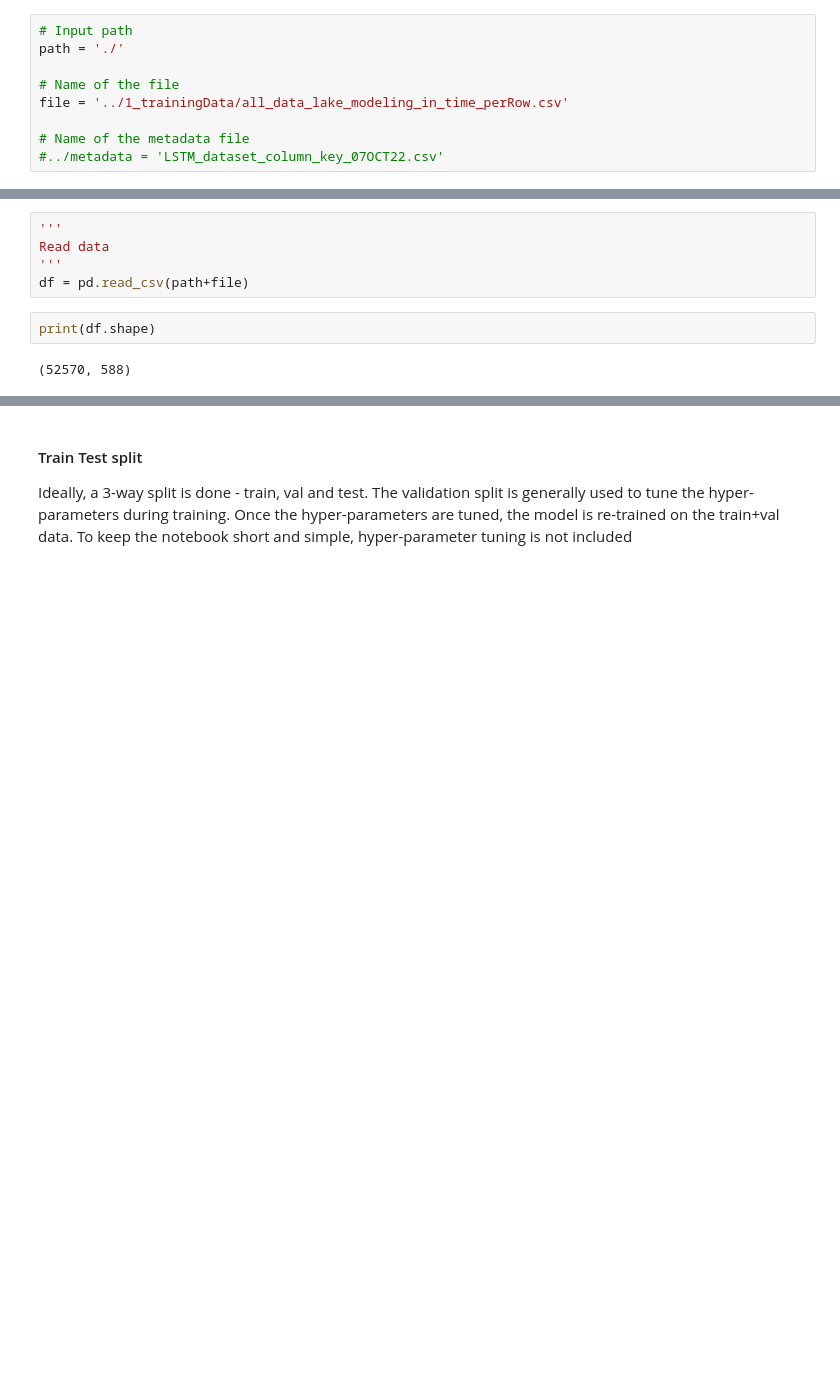
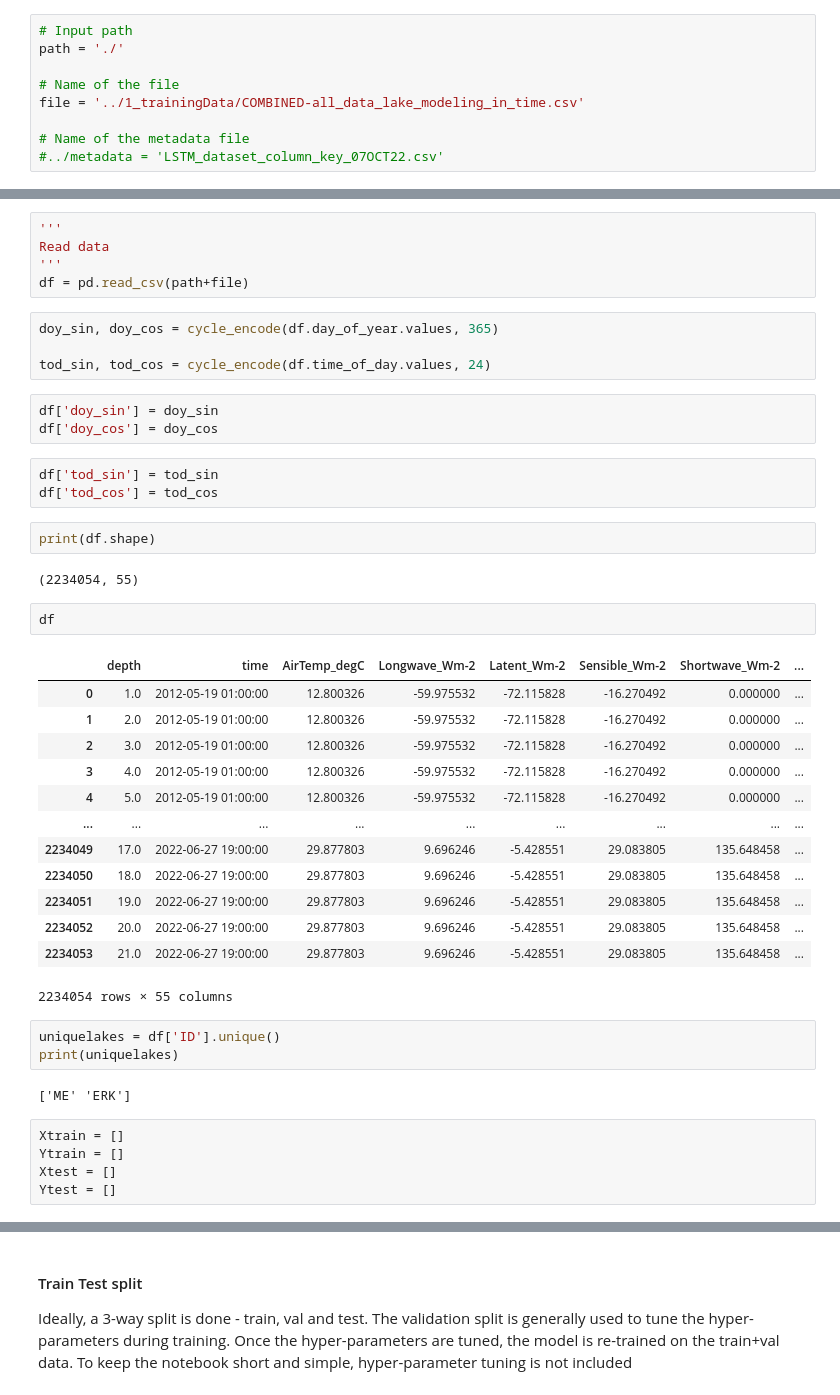
Before and after one commit to robertladwig/1D-AEMpy, a Jupyter notebook: mcl/2_preTraining/01_pretraining_heat_meanUpdateBugfix.ipynb, the cells around one changed output, grey strips where cells are left out. Saved outputs shown, nothing was run; the diff lists cells and outputs as text; blank space fills up the shorter version.

Commit message:
wide to long version, two lakes

```diff
--- a/mcl/2_preTraining/01_pretraining_heat_meanUpdateBugfix.ipynb
+++ b/mcl/2_preTraining/01_pretraining_heat_meanUpdateBugfix.ipynb
@@ -87,7 +89,7 @@ For the purpose of the tutorial, the notebook is kept simple, hence, going with
 path = './'
 
 # Name of the file
-file = '../1_trainingData/all_data_lake_modeling_in_time_perRow.csv'
+file = '../1_trainingData/COMBINED-all_data_lake_modeling_in_time.csv'
 
 # Name of the metadata file
 #../metadata = 'LSTM_dataset_column_key_07OCT22.csv'
@@ -247,7 +275,43 @@ utils = Utils(num_features=len(feature_cols), inp_cols=feature_cols, target_cols
 Read data
 '''
 df = pd.read_csv(path+file)
+# %%
+doy_sin, doy_cos = cycle_encode(df.day_of_year.values, 365)
+
+tod_sin, tod_cos = cycle_encode(df.time_of_day.values, 24)
+# %%
+df['doy_sin'] = doy_sin
+df['doy_cos'] = doy_cos
+# %%
+df['tod_sin'] = tod_sin
+df['tod_cos'] = tod_cos
 # %%
 print(df.shape)
 # %% [output]
-(52570, 588)
+(2234054, 55)
+# %%
+df
+# %% [output]
+|  | depth | time | AirTemp_degC | Longwave_Wm-2 | Latent_Wm-2 | Sensible_Wm-2 | Shortwave_Wm-2 | ... |
+| 0 | 1.0 | 2012-05-19 01:00:00 | 12.800326 | -59.975532 | -72.115828 | -16.270492 | 0.000000 | ... |
+| 1 | 2.0 | 2012-05-19 01:00:00 | 12.800326 | -59.975532 | -72.115828 | -16.270492 | 0.000000 | ... |
+| 2 | 3.0 | 2012-05-19 01:00:00 | 12.800326 | -59.975532 | -72.115828 | -16.270492 | 0.000000 | ... |
+| 3 | 4.0 | 2012-05-19 01:00:00 | 12.800326 | -59.975532 | -72.115828 | -16.270492 | 0.000000 | ... |
+| 4 | 5.0 | 2012-05-19 01:00:00 | 12.800326 | -59.975532 | -72.115828 | -16.270492 | 0.000000 | ... |
+| ... | ... | ... | ... | ... | ... | ... | ... | ... |
+| 2234049 | 17.0 | 2022-06-27 19:00:00 | 29.877803 | 9.696246 | -5.428551 | 29.083805 | 135.648458 | ... |
+| 2234050 | 18.0 | 2022-06-27 19:00:00 | 29.877803 | 9.696246 | -5.428551 | 29.083805 | 135.648458 | ... |
+| 2234051 | 19.0 | 2022-06-27 19:00:00 | 29.877803 | 9.696246 | -5.428551 | 29.083805 | 135.648458 | ... |
+| 2234052 | 20.0 | 2022-06-27 19:00:00 | 29.877803 | 9.696246 | -5.428551 | 29.083805 | 135.648458 | ... |
+| 2234053 | 21.0 | 2022-06-27 19:00:00 | 29.877803 | 9.696246 | -5.428551 | 29.083805 | 135.648458 | ... |
+2234054 rows × 55 columns
+# %%
+uniquelakes = df['ID'].unique()
+print(uniquelakes)
+# %% [output]
+['ME' 'ERK']
+# %%
+Xtrain = []
+Ytrain = []
+Xtest = []
+Ytest = []
```
Also changed, not shown: parts of 46 cells of this notebook.
